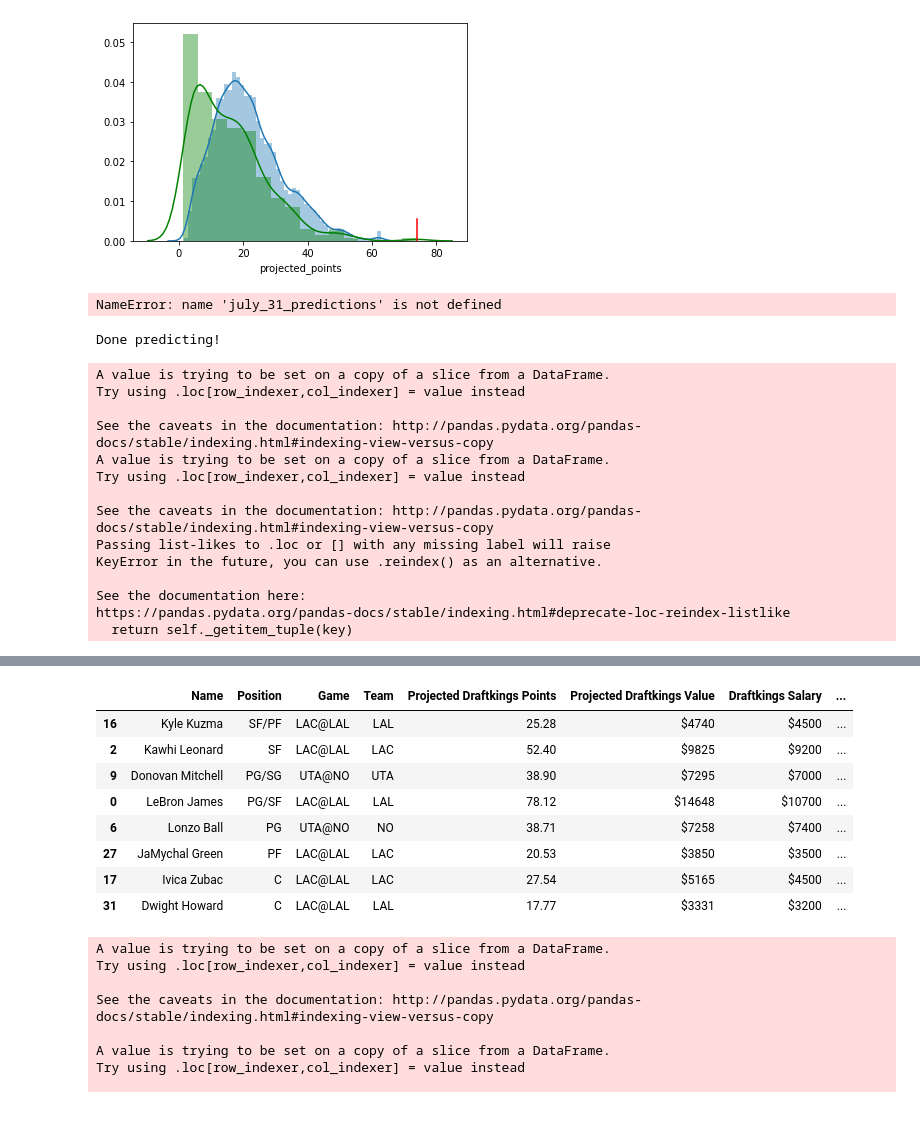
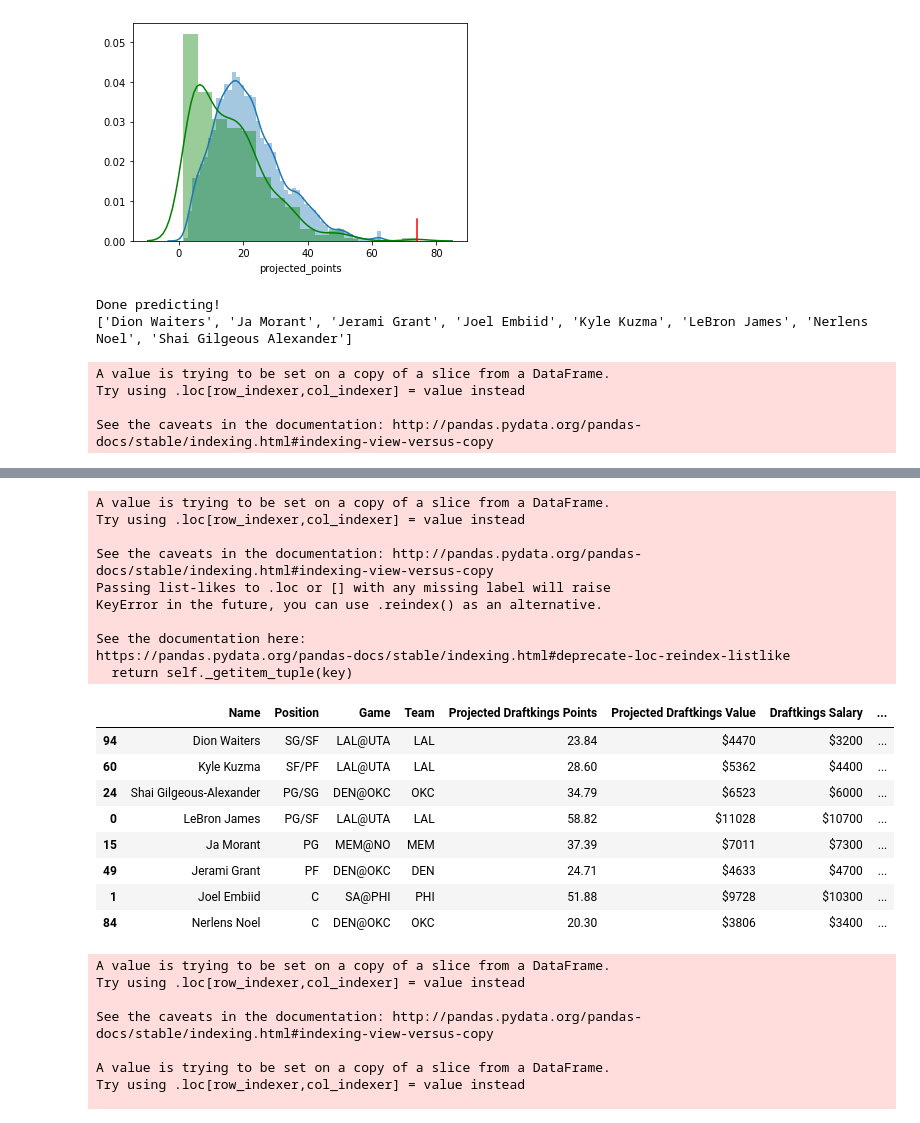
Before and after one commit to Shaviv-Hoffman-Lowitz/Sports-Analytics-Group-at-Berkeley-Machine-Learning-Project, a Jupyter notebook: final_model.ipynb, the cells around one changed output, grey strips where cells are left out. Cells and saved outputs as stored; diff of their text form; code cells hidden in the pictures.

```diff
--- a/final_model.ipynb
+++ b/final_model.ipynb
@@ -798,6 +806,8 @@ difficult_names_map_fanduel = {"Luka Dončić": "Luka Doncic",
                         "Anžejs Pasečņiks": "Anzejs Pasecniks",
                        "Bojan Bogdanović": "Bojan Bogdanovic",
                         "Nicolò Melli": "Nicolo Melli",
+                        "Nikola Jokić": "Nikola Jokic",
+                        "Dennis Schröder" :"Dennis Schroder",
                        "Gary Payton": "Gary Payton II",
                        "Mohamed Bamba": "Mo Bamba",
                        "Wesley Iwundu": "Wes Iwundu",
@@ -819,6 +829,8 @@ difficult_names_map_draftkings = {"Luka Dončić": "Luka Doncic",
                        "Bojan Bogdanović": "Bojan Bogdanovic",
                         "Dāvis Bertāns": "Davis Bertans",
                         "Nicolò Melli": "Nicolo Melli",
+                        "Nikola Jokić": "Nikola Jokic",
+                        "Dennis Schröder" :"Dennis Schroder",
                        "Gary Payton": "Gary Payton II",
                        "Frank Mason": "Frank Mason III",
                        "Marvin Bagley": "Marvin Bagley III",
@@ -839,14 +851,9 @@ difficult_names_map_draftkings = {"Luka Dončić": "Luka Doncic",
                         "Marcus Morris": "Marcus Morris Sr."} #Check this for August 1
 
 punctuation_names = {"Kentavious Caldwell Pope": "Kentavious Caldwell-Pope",
-                    "Marcus Morris Sr.": "Marcus Morris"}
-
-#august_1_predictions = predict_unplayed_games(datetime(2020, 1, 2), datetime(2020, 8, 1))
-bronjuly30 = july_30_predictions[july_30_predictions["name"] == "LeBron James"]
-(2 * bronjuly30["made_two_point_field_goals"] + 3 * bronjuly30["made_three_point_field_goals"] + bronjuly30["made_free_throws"], bronjuly30["rebounds"], bronjuly30["assists"], bronjuly30["blocks"], bronjuly30["steals"], bronjuly30["turnovers"])
-july_31_predictions.sort_values(by="projected_points", ascending = False)
+                    "Marcus Morris Sr.": "Marcus Morris",
+                    "Shai Gilgeous Alexander": "Shai Gilgeous-Alexander",
+                    "Al Farouq Aminu": "Al-Farouq Aminu"}
-# %% [output]
-NameError: name 'july_31_predictions' is not defined
 # %%
 def optimal_lineup_fanduel_games(game_date, predictions, fanduel_csv, players_out = []):
     fanduel_data = pd.read_csv(fanduel_csv)
@@ -919,6 +926,7 @@ def optimal_lineup_draftkings_games(game_date, predictions, draftkings_csv, play
     costs = draftkings_data_with_predictions_injuries["Salary"]
     data_to_feed = pd.DataFrame(data = {'players': players, 'positions': positions_as_lists, 'values': values, 'costs': costs})
     optimal_lineup = [n.replace("_", " ") for n in generate_optimal_lineup_draftkings(players, positions_as_lists, values, costs, 50000)]
+    print(optimal_lineup)
     for i in range(len(optimal_lineup)):
         if optimal_lineup[i] in punctuation_names.keys():
             optimal_lineup[i] = punctuation_names[optimal_lineup[i]]
@@ -960,35 +968,17 @@ def optimal_lineup_draftkings_games(game_date, predictions, draftkings_csv, play
     lineup_return.to_csv("./AllCSVs/optimal_draftkings_lineup_" + str(game_date.month) + "_" + str(game_date.day) + "_" + str(game_date.year) + ".csv")
     return csv_return_dfs, csv_return_projections, lineup_return
 
-preds = pd.read_csv("./AllCSVs/predictions_for_07_30_2020_unplayed.csv")
-preds_1 = pd.read_csv("./AllCSVs/predictions_for_07_31_2020_unplayed.csv")
+preds = pd.read_csv("./AllCSVs/predictions_for_08_03_2020_unplayed.csv")
 
-fd_csv = "./AllCSVs/FanDuel-NBA-2020-07-30-46677-players-list.csv"
-fd_csv_1 = "./AllCSVs/FanDuel-NBA-2020-07-31-46839-players-list.csv"
+fd_csv = "./AllCSVs/FanDuel-NBA-2020-08-03-47582-players-list.csv"
 
-dk_csv = "./AllCSVs/DKSalaries_07302020.csv"
-dk_csv_1 = "./AllCSVs/DKSalaries_07312020.csv"
+dk_csv = "./AllCSVs/DKSalaries_08032020.csv"
 
-preds310 = pd.read_csv("./AllCSVs/predictions_for_03_10_from_1_19_2020.csv")
-preds309 = pd.read_csv("./AllCSVs/predictions_for_03_09_from_1_19_2020.csv")
-# playerlist730 = pd.read_csv(dk_csv)
-# print(playerlist731[~playerlist731["Name"].isin(preds_1.name)])
-# print(playerlist730[~playerlist730["Name"].isin(preds.name)])
-
-optimal_lineup_draftkings_games(datetime(2020, 7, 30), preds, dk_csv, ["Lou Williams", "Bojan Bogdanovic", "Avery Bradley", "Montrezl Harrell"])[2]
+optimal_lineup_draftkings_games(datetime(2020, 8, 3), preds, dk_csv, ["Jamal Murray", "Malcolm Brogdon", "Bradley Beal", "LaMarcus Aldridge", "Justise Winslow", "Domantas Sabonis", "Avery Bradley"])[2]
 # %% [output]
 Done predicting!
+['Dion Waiters', 'Ja Morant', 'Jerami Grant', 'Joel Embiid', 'Kyle Kuzma', 'LeBron James', 'Nerlens Noel', 'Shai Gilgeous Alexander']
 A value is trying to be set on a copy of a slice from a DataFrame.
 Try using .loc[row_indexer,col_indexer] = value instead
 
 See the caveats in the documentation: http://pandas.pydata.org/pandas-docs/stable/indexing.html#indexing-view-versus-copy
-A value is trying to be set on a copy of a slice from a DataFrame.
-Try using .loc[row_indexer,col_indexer] = value instead
-
-See the caveats in the documentation: http://pandas.pydata.org/pandas-docs/stable/indexing.html#indexing-view-versus-copy
-Passing list-likes to .loc or [] with any missing label will raise
-KeyError in the future, you can use .reindex() as an alternative.
-
-See the documentation here:
-https://pandas.pydata.org/pandas-docs/stable/indexing.html#deprecate-loc-reindex-listlike
-  return self._getitem_tuple(key)
@@ -1011,12 +1001,22 @@ Dwight Howard
+A value is trying to be set on a copy of a slice from a DataFrame.
+Try using .loc[row_indexer,col_indexer] = value instead
+
+See the caveats in the documentation: http://pandas.pydata.org/pandas-docs/stable/indexing.html#indexing-view-versus-copy
+Passing list-likes to .loc or [] with any missing label will raise
+KeyError in the future, you can use .reindex() as an alternative.
+
+See the documentation here:
+https://pandas.pydata.org/pandas-docs/stable/indexing.html#deprecate-loc-reindex-listlike
+  return self._getitem_tuple(key)
 |  | Name | Position | Game | Team | Projected Draftkings Points | Projected Draftkings Value | Draftkings Salary | ... |
-| 16 | Kyle Kuzma | SF/PF | LAC@LAL | LAL | 25.28 | $4740 | $4500 | ... |
-| 2 | Kawhi Leonard | SF | LAC@LAL | LAC | 52.40 | $9825 | $9200 | ... |
-| 9 | Donovan Mitchell | PG/SG | UTA@NO | UTA | 38.90 | $7295 | $7000 | ... |
-| 0 | LeBron James | PG/SF | LAC@LAL | LAL | 78.12 | $14648 | $10700 | ... |
-| 6 | Lonzo Ball | PG | UTA@NO | NO | 38.71 | $7258 | $7400 | ... |
-| 27 | JaMychal Green | PF | LAC@LAL | LAC | 20.53 | $3850 | $3500 | ... |
-| 17 | Ivica Zubac | C | LAC@LAL | LAC | 27.54 | $5165 | $4500 | ... |
-| 31 | Dwight Howard | C | LAC@LAL | LAL | 17.77 | $3331 | $3200 | ... |
+| 94 | Dion Waiters | SG/SF | LAL@UTA | LAL | 23.84 | $4470 | $3200 | ... |
+| 60 | Kyle Kuzma | SF/PF | LAL@UTA | LAL | 28.60 | $5362 | $4400 | ... |
+| 24 | Shai Gilgeous-Alexander | PG/SG | DEN@OKC | OKC | 34.79 | $6523 | $6000 | ... |
+| 0 | LeBron James | PG/SF | LAL@UTA | LAL | 58.82 | $11028 | $10700 | ... |
+| 15 | Ja Morant | PG | MEM@NO | MEM | 37.39 | $7011 | $7300 | ... |
+| 49 | Jerami Grant | PF | DEN@OKC | DEN | 24.71 | $4633 | $4700 | ... |
+| 1 | Joel Embiid | C | SA@PHI | PHI | 51.88 | $9728 | $10300 | ... |
+| 84 | Nerlens Noel | C | DEN@OKC | OKC | 20.30 | $3806 | $3400 | ... |
 # %%
 def regression_by_sample(start_date, end_date, sample_size, weight):
     full_df = box_scores_for_range_of_days(start_date, end_date)
```
Also changed, not shown: parts of 4 cells of this notebook, 18 other files.
